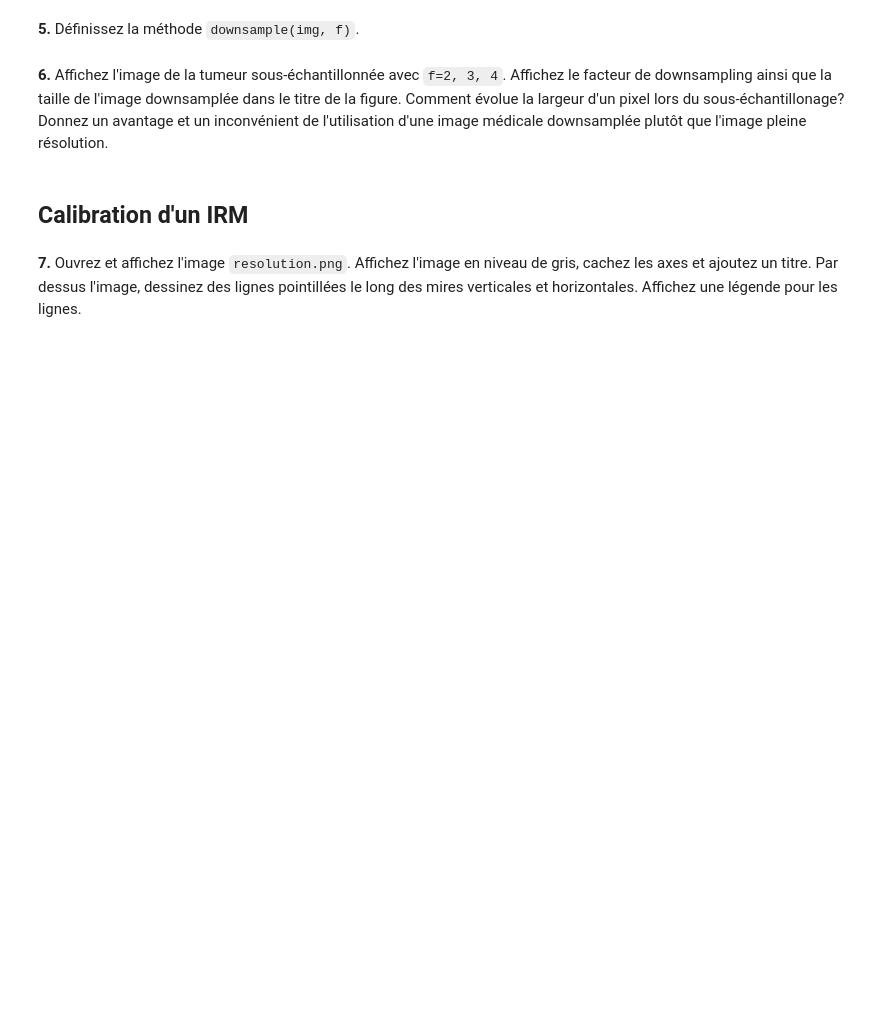
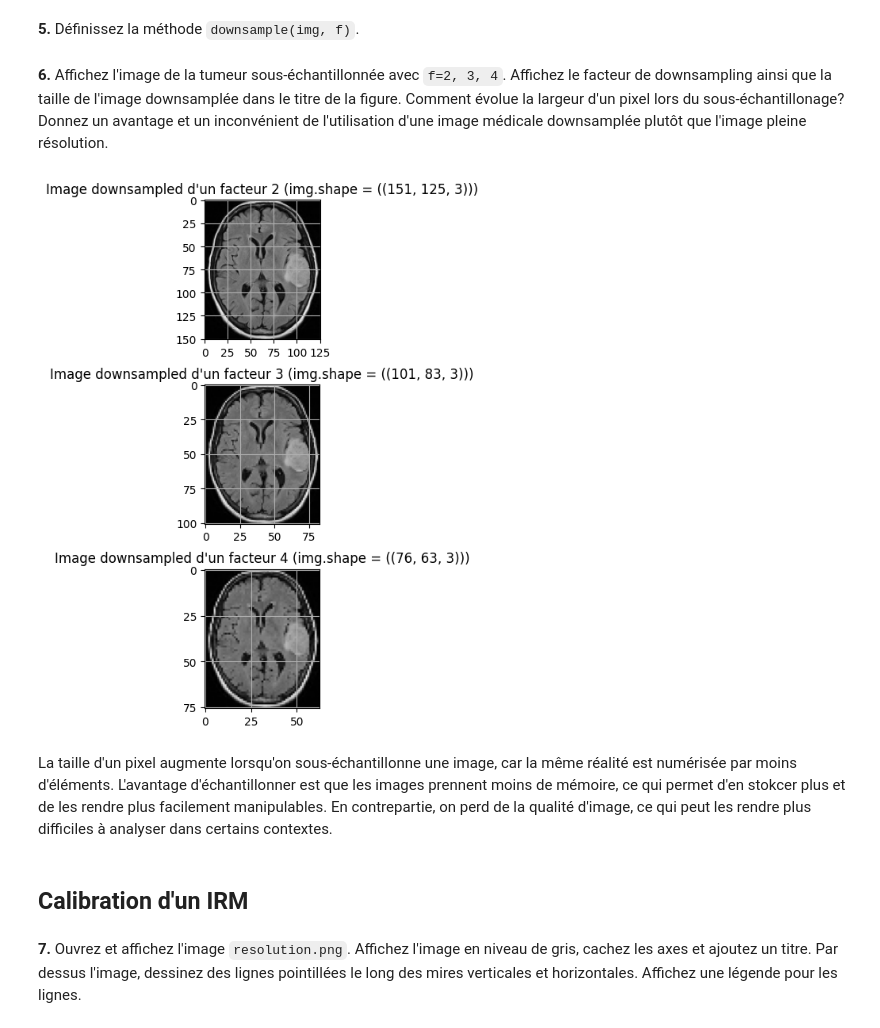
Before and after one commit to lashlone/GBM8770-Programmation, a Jupyter notebook: TP1 Qualité dimage et analyse de signaux 1D-20240912/tp1_seance1.ipynb, the cells around one changed output. Saved outputs shown, nothing was run; the diff lists cells and outputs as text; code cells hidden in the pictures; blank space fills up the shorter version.

````diff
--- a/TP1 Qualité dimage et analyse de signaux 1D-20240912/tp1_seance1.ipynb
+++ b/TP1 Qualité dimage et analyse de signaux 1D-20240912/tp1_seance1.ipynb
@@ -57,13 +80,31 @@ def downsample(img, f):
     @param f    Le facteur de sous-échantillonage (un pixel sur f est conservé).
     @return     L'image sous-échantillonée: sa taille est celle d'img divisée par f.
     """
-    # return ...
+
+    return  img[::f, ::f, :]
 # %% [markdown]
 **6.** Affichez l'image de la tumeur sous-échantillonnée avec ```f=2, 3, 4```. Affichez le facteur de downsampling ainsi que la taille de l'image downsamplée dans le titre de la figure. Comment évolue la largeur d'un pixel lors du sous-échantillonage? Donnez un avantage et un inconvénient de l'utilisation d'une image médicale downsamplée plutôt que l'image pleine résolution.
 # %%
 # pour inclure la valeur d'une variable dans un string, vous pouvez utiliser la syntaxe suivante (pour une variable x):
 # f"ma variable : {x}"              ou encore
 # "ma variable :{:.2f}".format(x)   pour forcer l'affichage à afficher une valeur flottante avec 2 décimales
+
+frequencies = [2, 3, 4]
+
+fig, axes = plt.subplots(3, 1)
+fig.tight_layout(h_pad=2.0)
+
+for i, axe in enumerate(axes):
+    downsampled_img = downsample(img, frequencies[i])
+    axe.imshow(downsampled_img)
+    axe.grid(True, which='both')
+    axe.set_xticks(np.arange(0, 251/frequencies[i], 25));
+    axe.set_yticks(np.arange(0, 301/frequencies[i], 25));
+    axe.set_title(f"Image downsampled d'un facteur {frequencies[i]} (img.shape = ({downsampled_img.shape}))")
+# %% [output]
+[figure, added]
+# %% [markdown]
+La taille d'un pixel augmente lorsqu'on sous-échantillonne une image, car la même réalité est numérisée par moins d'éléments. L'avantage d'échantillonner est que les images prennent moins de mémoire, ce qui permet d'en stokcer plus et de les rendre plus facilement manipulables. En contrepartie, on perd de la qualité d'image, ce qui peut les rendre plus difficiles à analyser dans certains contextes.
 # %% [markdown]
 ## Calibration d'un IRM
 # %% [markdown]
````
Also changed, not shown: parts of 8 cells of this notebook.
